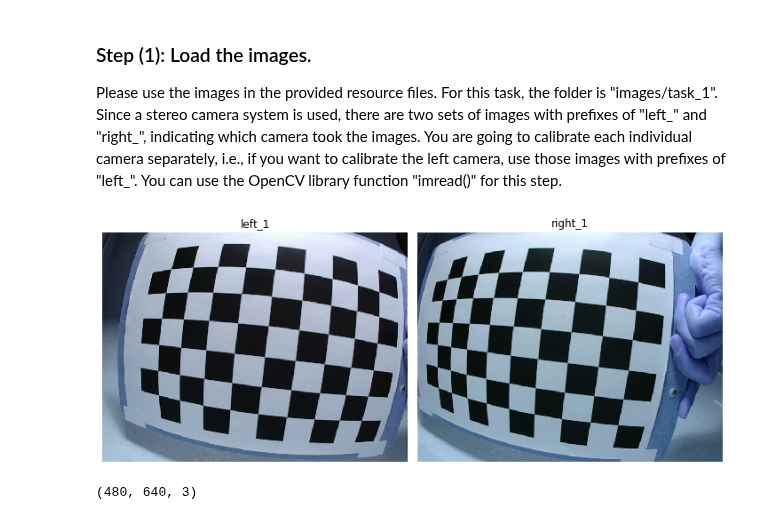
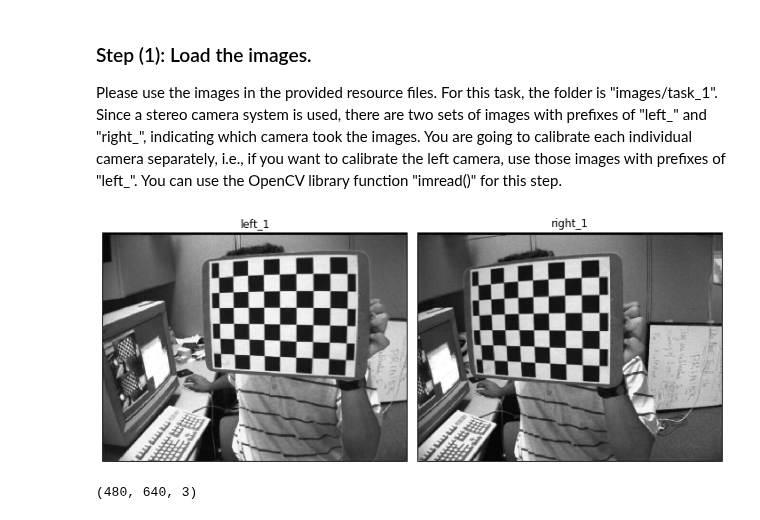
Before and after one commit to eshangaur/Perception-in-Robotics, a Jupyter notebook: project_2a/code/task_1/task1.ipynb, the cells around one changed output. Drawn from its saved outputs; the diff is of its cells as text; code cells hidden in the pictures.

```diff
--- a/project_2a/code/task_1/task1.ipynb
+++ b/project_2a/code/task_1/task1.ipynb
@@ -13,40 +16,40 @@ https://docs.google.com/document/d/1ICOuXPzNbGSG0eNyMCZUArUQ9a8uhqBODID1ZDELYFw/
 ### Step (1): Load the images.
 Please use the images in the provided resource files. For this task, the folder is "images/task_1". Since a stereo camera system is used, there are two sets of images with prefixes of "left_" and "right_", indicating which camera took the images. You are going to calibrate each individual camera separately, i.e., if you want to calibrate the left camera, use those images with prefixes of "left_". You can use the OpenCV library function "imread()" for this step.
 # %%
-left_ = [cv2.imread(image) for image in sorted(glob.glob("../../images/task_1/left_*.png"))]
-right_ = [cv2.imread(image) for image in sorted(glob.glob("../../images/task_1/right_*.png"))]
+# left_ = [cv2.imread(image) for image in sorted(glob.glob("../../images/task_1/left_*.png"))]
+# right_ = [cv2.imread(image) for image in sorted(glob.glob("../../images/task_1/right_*.png"))]
 
-# left_ = [cv2.imread(image) for image in sorted(glob.glob("../../images/opencv_sample_calibration_images/left*"))]
-# right_ = [cv2.imread(image) for image in sorted(glob.glob("../../images/opencv_sample_calibration_images/right*"))]
+left_ = [cv2.imread(image) for image in sorted(glob.glob("../../images/opencv_sample_calibration_images/left*"))]
+right_ = [cv2.imread(image) for image in sorted(glob.glob("../../images/opencv_sample_calibration_images/right*"))]
 
 import matplotlib.pyplot as plt
 def plot_figures(figures, nrows=1, ncols=1):
     """Plot a dictionary of figures.
 
     Parameters
     ----------
     figures : <title, figure> dictionary
     ncols : number of columns of subplots wanted in the display
     nrows : number of rows of subplots wanted in the figure
     """
 
     fig, axeslist = plt.subplots(ncols=ncols, nrows=nrows, figsize=(10,10))
     if(nrows > 1 or ncols > 1):
         for ind,title in enumerate(figures):
             axeslist.ravel()[ind].imshow(figures[title], cmap=plt.gray())
             axeslist.ravel()[ind].set_title(title)
             axeslist.ravel()[ind].set_axis_off()
         plt.tight_layout() # optional
     else:
         for ind,title in enumerate(figures):
             axeslist.imshow(figures[title], cmap=plt.gray())
             axeslist.set_title(title)
             axeslist.set_axis_off()
 
 
 plot_figures({'left_1': left_[0], 'right_1': right_[0]}, 1, 2)
 # %% [output]
-[figure, old version]
+[figure, new version]
 # %%
 left_[0].shape
 # %% [output]
```
Also changed, not shown: parts of 17 cells of this notebook, 49 other files.
